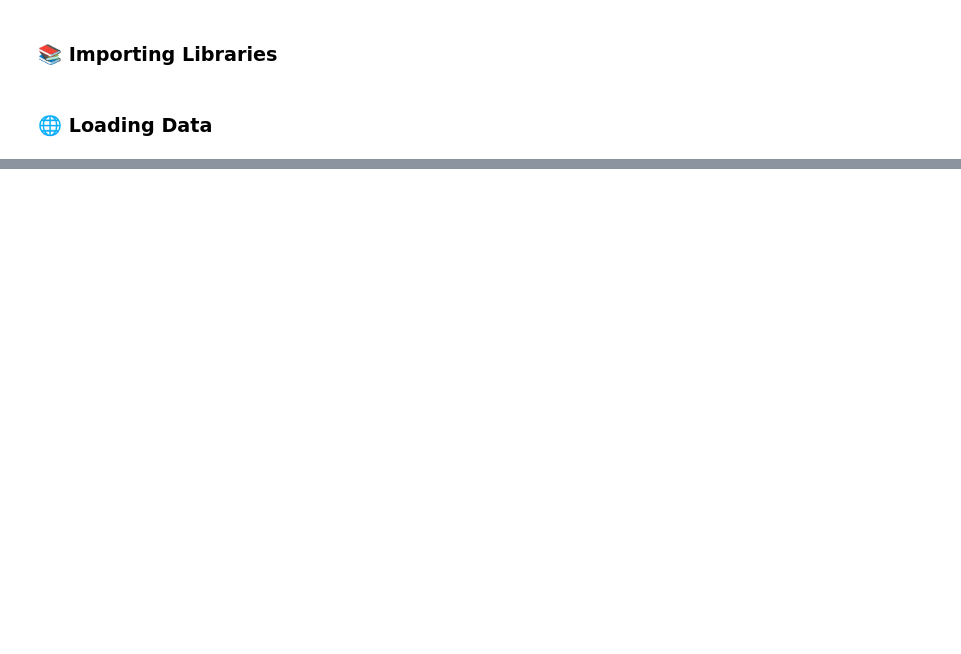
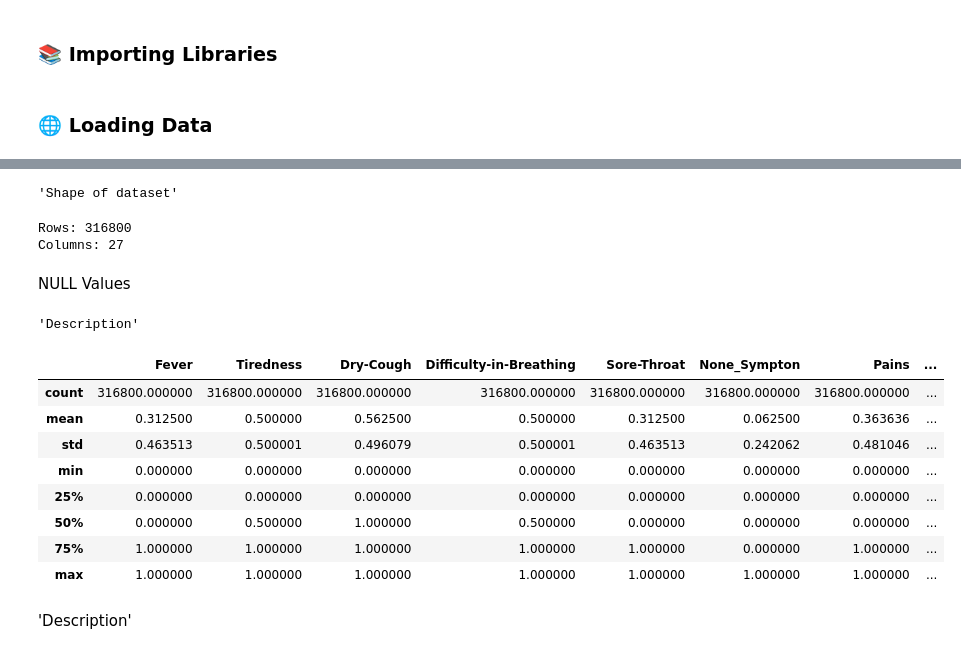
Before and after one commit to RSMMIX/LinearProject, a Jupyter notebook: ProjectCovid_19.ipynb, the cells around one changed output, grey strips where cells are left out. Drawn from its saved outputs; the diff is of its cells as text; code cells hidden in the pictures; blank space fills up the shorter version.

```diff
--- a/ProjectCovid_19.ipynb
+++ b/ProjectCovid_19.ipynb
@@ -32,0 +76,24 @@ display("Peeking into Data", df)
+# %%
+display("Shape of dataset")
+print("Rows:",df.shape[0],"\nColumns:",df.shape[1])
+# %% [output]
+'Shape of dataset'
+Rows: 316800
+Columns: 27
+# %% [markdown]
+NULL Values
+# %%
+display("Description",df.describe())
+# %% [output]
+'Description'
+|  | Fever | Tiredness | Dry-Cough | Difficulty-in-Breathing | Sore-Throat | None_Sympton | Pains | ... |
+| count | 316800.000000 | 316800.000000 | 316800.000000 | 316800.000000 | 316800.000000 | 316800.000000 | 316800.000000 | ... |
+| mean | 0.312500 | 0.500000 | 0.562500 | 0.500000 | 0.312500 | 0.062500 | 0.363636 | ... |
+| std | 0.463513 | 0.500001 | 0.496079 | 0.500001 | 0.463513 | 0.242062 | 0.481046 | ... |
+| min | 0.000000 | 0.000000 | 0.000000 | 0.000000 | 0.000000 | 0.000000 | 0.000000 | ... |
+| 25% | 0.000000 | 0.000000 | 0.000000 | 0.000000 | 0.000000 | 0.000000 | 0.000000 | ... |
+| 50% | 0.000000 | 0.500000 | 1.000000 | 0.500000 | 0.000000 | 0.000000 | 0.000000 | ... |
+| 75% | 1.000000 | 1.000000 | 1.000000 | 1.000000 | 1.000000 | 0.000000 | 1.000000 | ... |
+| max | 1.000000 | 1.000000 | 1.000000 | 1.000000 | 1.000000 | 1.000000 | 1.000000 | ... |
+# %% [markdown]
+'Description'
```
Also changed, not shown: parts of 9 cells of this notebook, 1 other file.
